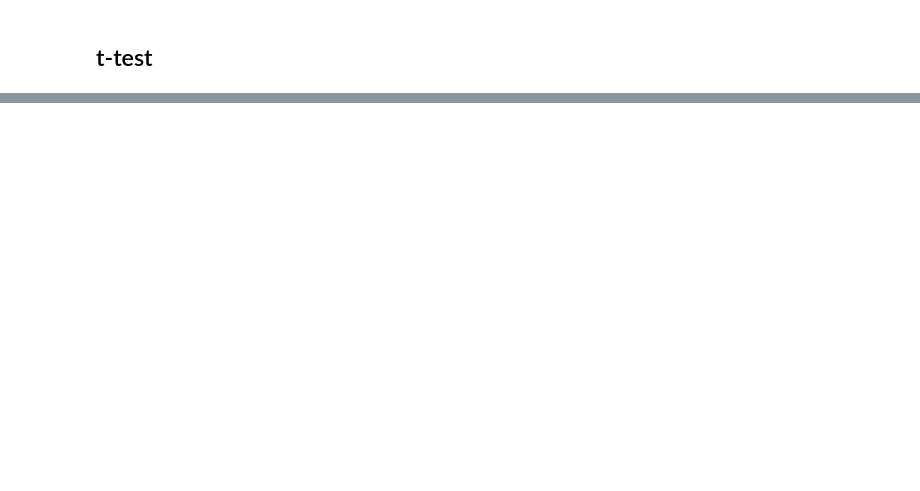
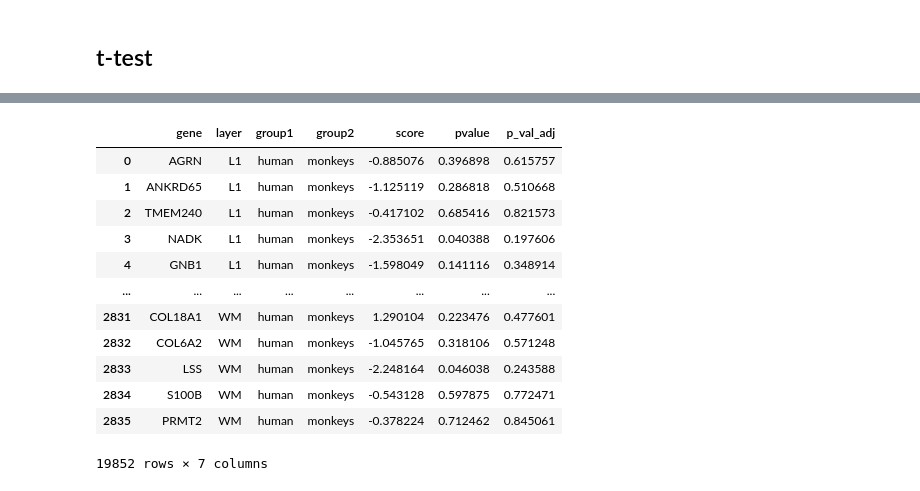
Before and after one commit to Claptar/spatialMPFC, a Jupyter notebook: DE/mammals/ANOVA_zscore/ANOVA_zsore.ipynb, the cells around one changed output, grey strips where cells are left out. Drawn from its saved outputs; the diff is of its cells as text; code cells hidden in the pictures; blank space fills up the shorter version.

```diff
--- a/DE/mammals/ANOVA_zscore/ANOVA_zsore.ipynb
+++ b/DE/mammals/ANOVA_zscore/ANOVA_zsore.ipynb
@@ -263,0 +283,35 @@ ttest_results.to_csv('../../../results/DE/mammals/ANOVA/ttest_zscore_mamm.csv')
+# %%
+columns = ['gene', 'layer', 'group1', 'group2', 'score', 'pvalue']
+results = []
+
+
+for layer in tqdm(layers):
+    layer_results = []
+    for gene in sig_genes.tolist():
+        values1 = df.loc[(df['layer'] == layer) & (df['condition'] == 'human'), gene].values
+        values2 = df.loc[(df['layer'] == layer) & ((df['condition'] == 'chimp') | (df['condition'] == 'macaque')), gene].values
+        ttest_res = ttest_ind(values1, values2)
+        layer_results.append([gene, layer, 'human', 'monkeys', ttest_res.statistic, ttest_res.pvalue])
+    # поправка на множественное сравнение
+    layer_results = pd.DataFrame(layer_results, columns=columns)
+    layer_results.dropna(subset='pvalue', inplace=True)
+    mult_test = multipletests(layer_results['pvalue'], method='fdr_bh')
+    layer_results['p_val_adj'] = mult_test[1]
+    results.append(layer_results)
+# %%
+ttest_results = pd.concat(results)
+ttest_results
+# %% [output]
+|  | gene | layer | group1 | group2 | score | pvalue | p_val_adj |
+| 0 | AGRN | L1 | human | monkeys | -0.885076 | 0.396898 | 0.615757 |
+| 1 | ANKRD65 | L1 | human | monkeys | -1.125119 | 0.286818 | 0.510668 |
+| 2 | TMEM240 | L1 | human | monkeys | -0.417102 | 0.685416 | 0.821573 |
+| 3 | NADK | L1 | human | monkeys | -2.353651 | 0.040388 | 0.197606 |
+| 4 | GNB1 | L1 | human | monkeys | -1.598049 | 0.141116 | 0.348914 |
+| ... | ... | ... | ... | ... | ... | ... | ... |
+| 2831 | COL18A1 | WM | human | monkeys | 1.290104 | 0.223476 | 0.477601 |
+| 2832 | COL6A2 | WM | human | monkeys | -1.045765 | 0.318106 | 0.571248 |
+| 2833 | LSS | WM | human | monkeys | -2.248164 | 0.046038 | 0.243588 |
+| 2834 | S100B | WM | human | monkeys | -0.543128 | 0.597875 | 0.772471 |
+| 2835 | PRMT2 | WM | human | monkeys | -0.378224 | 0.712462 | 0.845061 |
+19852 rows × 7 columns
```
Also changed, not shown: parts of 35 cells of this notebook.
